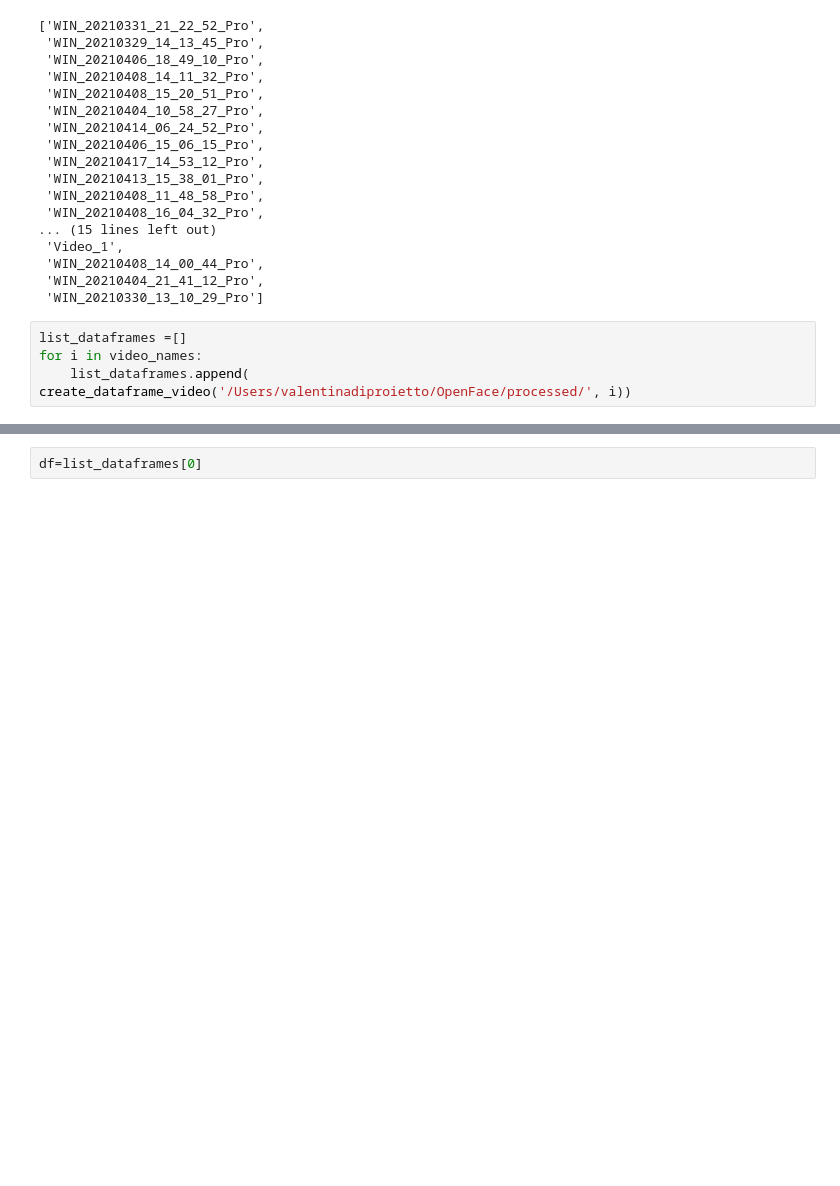
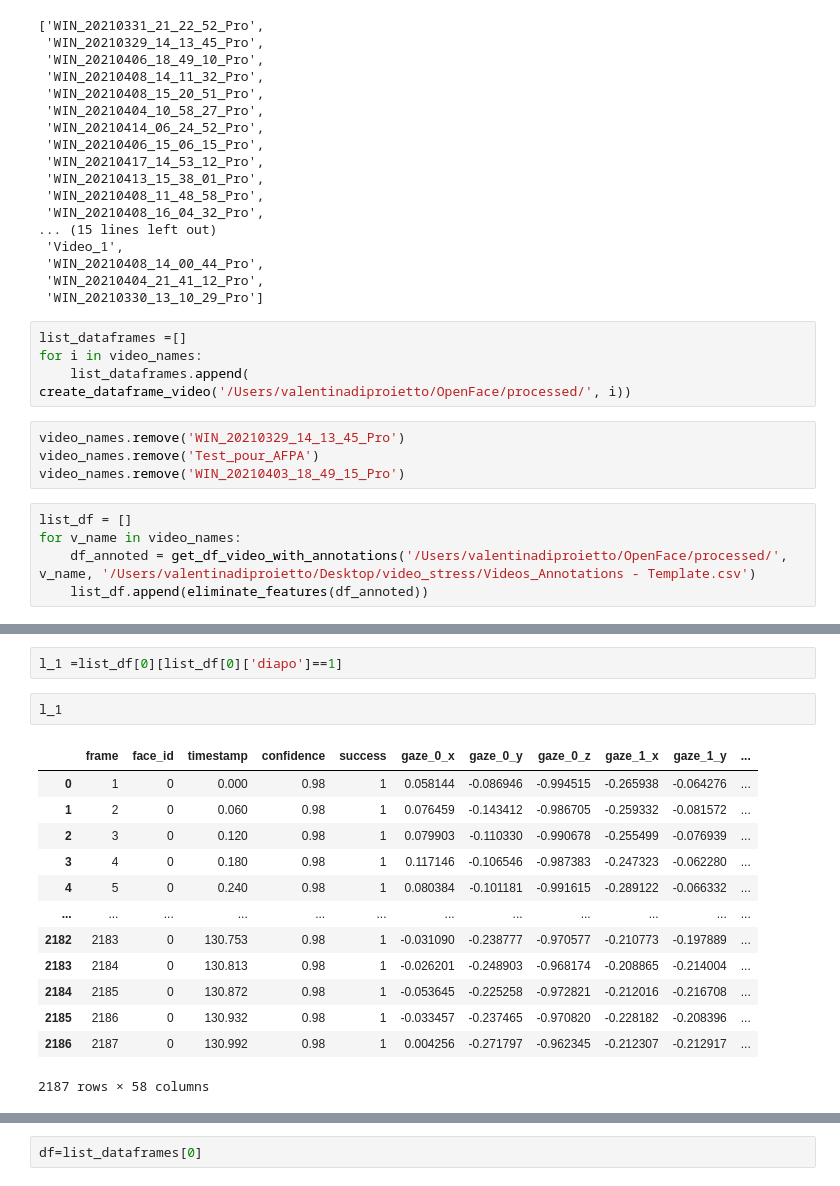
Before and after one commit to Projet-Fil-Rouge-AFPA/filrouge, a Jupyter notebook: Notebook_Valentina.ipynb, the cells around one changed output, grey strips where cells are left out. Saved outputs shown, nothing was run; the diff lists cells and outputs as text; blank space fills up the shorter version.

```diff
--- a/Notebook_Valentina.ipynb
+++ b/Notebook_Valentina.ipynb
@@ -70,3 +72,12 @@ video_names
 list_dataframes =[]
 for i in video_names:
     list_dataframes.append( create_dataframe_video('/Users/valentinadiproietto/OpenFace/processed/', i))
+# %%
+video_names.remove('WIN_20210329_14_13_45_Pro')
+video_names.remove('Test_pour_AFPA')
+video_names.remove('WIN_20210403_18_49_15_Pro')
+# %%
+list_df = []
+for v_name in video_names:
+    df_annoted = get_df_video_with_annotations('/Users/valentinadiproietto/OpenFace/processed/', v_name, '/Users/valentinadiproietto/Desktop/video_stress/Videos_Annotations - Template.csv')
+    list_df.append(eliminate_features(df_annoted))
@@ -72,0 +100,18 @@ for i in video_names:
+# %%
+l_1 =list_df[0][list_df[0]['diapo']==1]
+# %%
+l_1
+# %% [output]
+|  | frame | face_id | timestamp | confidence | success | gaze_0_x | gaze_0_y | gaze_0_z | gaze_1_x | gaze_1_y | ... |
+| 0 | 1 | 0 | 0.000 | 0.98 | 1 | 0.058144 | -0.086946 | -0.994515 | -0.265938 | -0.064276 | ... |
+| 1 | 2 | 0 | 0.060 | 0.98 | 1 | 0.076459 | -0.143412 | -0.986705 | -0.259332 | -0.081572 | ... |
+| 2 | 3 | 0 | 0.120 | 0.98 | 1 | 0.079903 | -0.110330 | -0.990678 | -0.255499 | -0.076939 | ... |
+| 3 | 4 | 0 | 0.180 | 0.98 | 1 | 0.117146 | -0.106546 | -0.987383 | -0.247323 | -0.062280 | ... |
+| 4 | 5 | 0 | 0.240 | 0.98 | 1 | 0.080384 | -0.101181 | -0.991615 | -0.289122 | -0.066332 | ... |
+| ... | ... | ... | ... | ... | ... | ... | ... | ... | ... | ... | ... |
+| 2182 | 2183 | 0 | 130.753 | 0.98 | 1 | -0.031090 | -0.238777 | -0.970577 | -0.210773 | -0.197889 | ... |
+| 2183 | 2184 | 0 | 130.813 | 0.98 | 1 | -0.026201 | -0.248903 | -0.968174 | -0.208865 | -0.214004 | ... |
+| 2184 | 2185 | 0 | 130.872 | 0.98 | 1 | -0.053645 | -0.225258 | -0.972821 | -0.212016 | -0.216708 | ... |
+| 2185 | 2186 | 0 | 130.932 | 0.98 | 1 | -0.033457 | -0.237465 | -0.970820 | -0.228182 | -0.208396 | ... |
+| 2186 | 2187 | 0 | 130.992 | 0.98 | 1 | 0.004256 | -0.271797 | -0.962345 | -0.212307 | -0.212917 | ... |
+2187 rows × 58 columns
```
Also changed, not shown: parts of 15 cells of this notebook, 1 other file.
